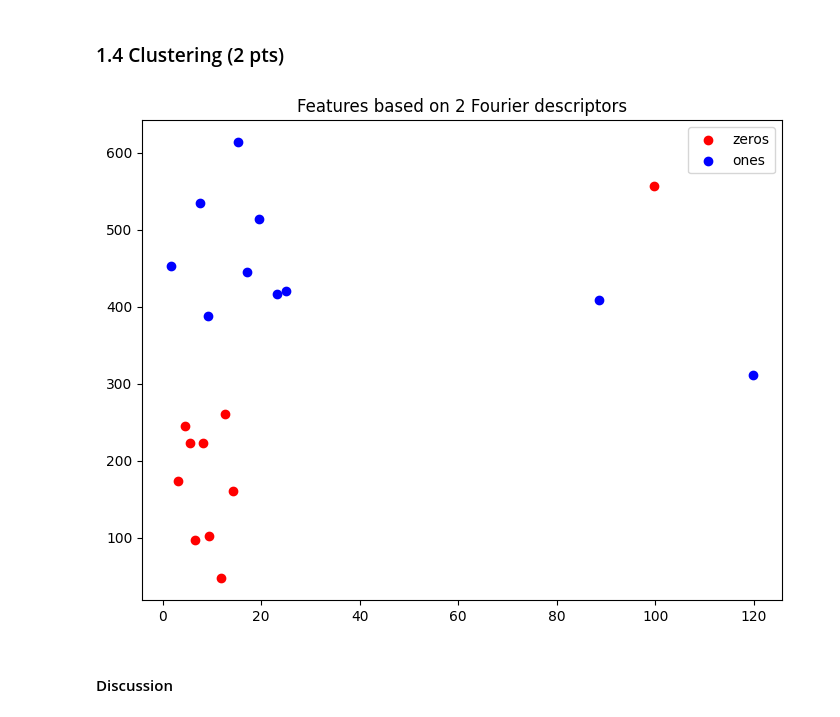
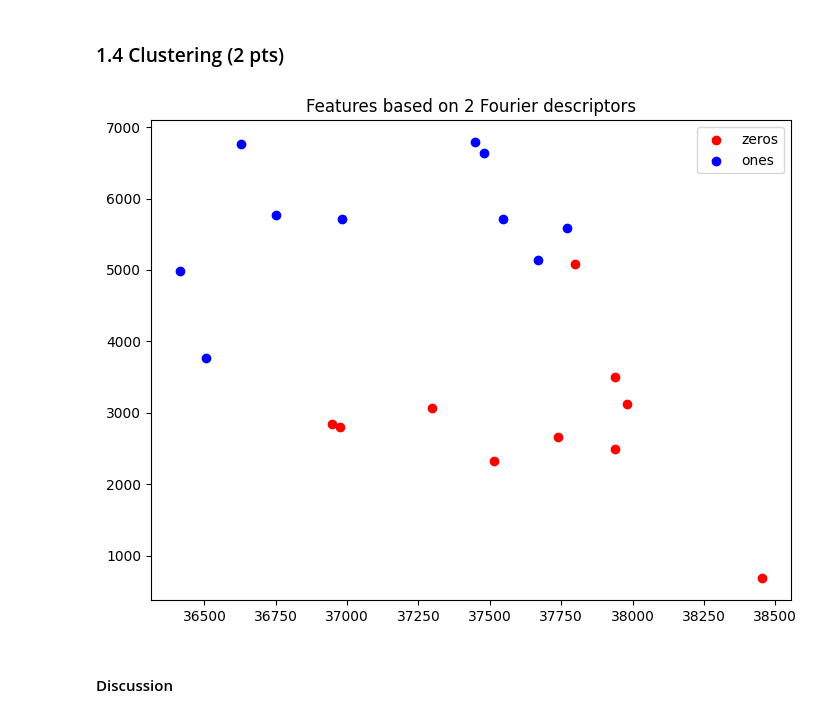
Before and after one commit to mrizaarseven98/do-not-cheat, a Jupyter notebook: labs/lab_02_object_description.ipynb, the cells around one changed output. Saved outputs shown, nothing was run; the diff lists cells and outputs as text; code cells hidden in the pictures.

```diff
--- a/labs/lab_02_object_description.ipynb
+++ b/labs/lab_02_object_description.ipynb
@@ -346,25 +346,25 @@ TODO
 # %%
 # TODO: You should fill the lists below, with your features
 
 # First feature for all "0"s
-zeros_f1 = [np.abs(get_descriptors(zeros[i], False)[289]) for i in range(0, len(zeros))]
+zeros_f1 = [np.abs(get_descriptors(zeros[i], False)[0]) for i in range(0, len(zeros))]
 # Second feature for all "0"s
-zeros_f2 = [np.abs(get_descriptors(zeros[i], False)[295]) for i in range(0, len(zeros))]
+zeros_f2 = [np.abs(get_descriptors(zeros[i], False)[1]) for i in range(0, len(zeros))]
 # Fist feature for all "1"s
-ones_f1 = [np.abs(get_descriptors(ones[i], False)[289]) for i in range(0, len(zeros))]
+ones_f1 = [np.abs(get_descriptors(ones[i], False)[0]) for i in range(0, len(zeros))]
 # Second feature for all "1"s
-ones_f2 = [np.abs(get_descriptors(ones[i], False)[295]) for i in range(0, len(zeros))]
+ones_f2 = [np.abs(get_descriptors(ones[i], False)[1]) for i in range(0, len(zeros))]
 
 # Plot features for all images
 fig = plt.figure()
 ax = fig.add_axes([0,0,1,1])
 ax.scatter(zeros_f1, zeros_f2, color='r', label='zeros')
 ax.scatter(ones_f1, ones_f2, color='b', label='ones')
 ax.legend(loc='best')
 plt.title("Features based on 2 Fourier descriptors")
 plt.show()
 # %% [output]
-[figure, old version]
+[figure, new version]
 # %% [markdown]
 #### Discussion
 # %% [markdown]
```
